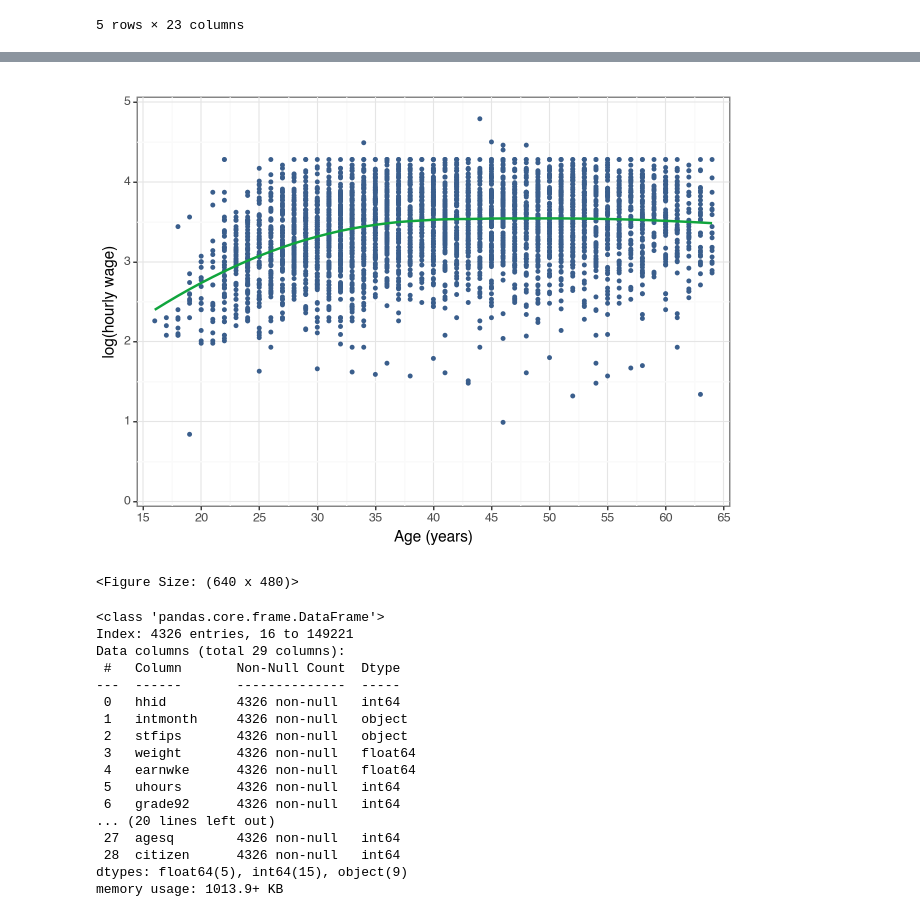
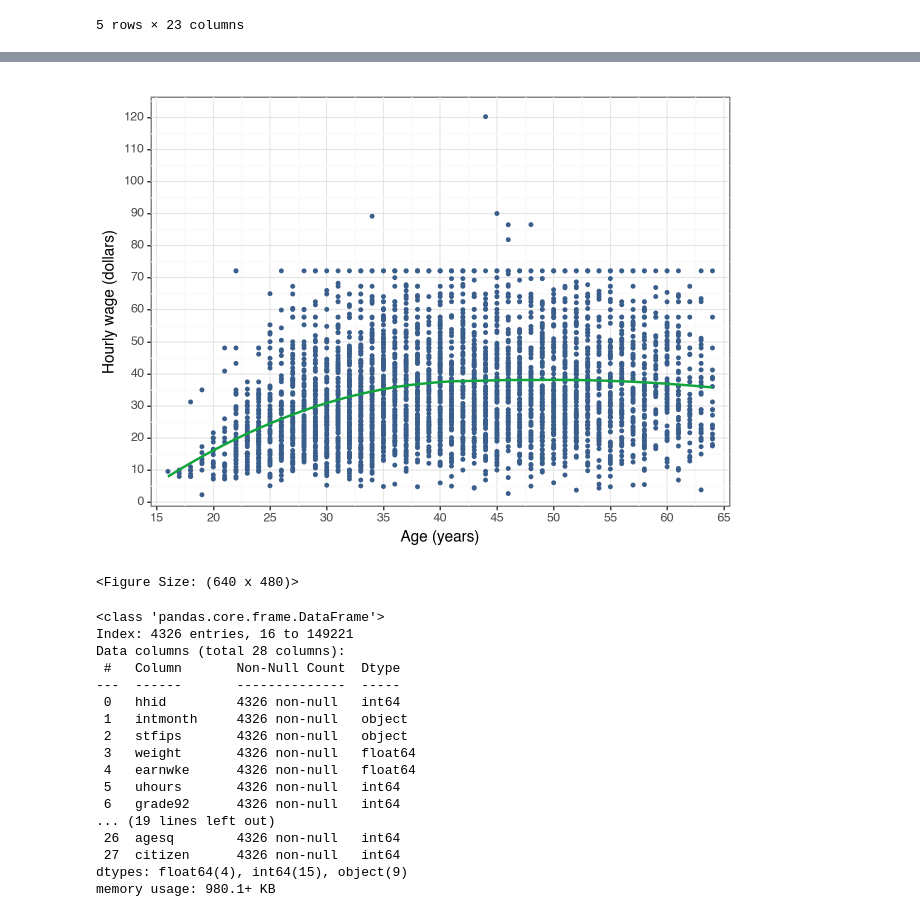
Before and after one commit to viethngn/Data_Analysis_3_ECBS5171, a Jupyter notebook: assignment1/assignment1_viethngn.ipynb, the cells around one changed output, grey strips where cells are left out. Drawn from its saved outputs; the diff is of its cells as text; code cells hidden in the pictures.

```diff
--- a/assignment1/assignment1_viethngn.ipynb
+++ b/assignment1/assignment1_viethngn.ipynb
@@ -38,8 +38,6 @@ del df
 # %%
 # Add a column 'hourly_wage' to the DataFrame
 comp_sample['hourly_wage'] = (comp_sample['earnwke'] / comp_sample['uhours']).round(decimals=2)
-# Add the natural log of wage (ln_wage) column
-comp_sample['ln_wage'] = np.log(comp_sample['hourly_wage']).round(decimals=2)
 # add column female to have boolean for male or female
 comp_sample['female'] = comp_sample['sex'].apply(lambda x: 1 if x == 2 else 0)
 # create dummy variables for Bachelor degree holders and Post Graduate degree holders
@@ -121,15 +99,15 @@ comp_stats.T
 # %%
 # lowess
-(ggplot(comp_sample, aes(x="age", y="ln_wage"))
+(ggplot(comp_sample, aes(x="age", y="hourly_wage"))
  + geom_point(color=color[0], size=1, alpha=0.8, show_legend=False, na_rm=True)
  + geom_smooth(method="loess", se=False, colour=color[1], size=1, span=0.9)
  + labs(
-    x="Age (years)", y="log(hourly wage)")
+    x="Age (years)", y="Hourly wage (dollars)")
  + theme_bw()
  + expand_limits(x=0.01, y=0.01)
- + scale_y_continuous(expand=(0.01, 0.01), limits=(0, 5), breaks=seq(0, 5, 1))
+ + scale_y_continuous(expand=(0.01, 0.01), limits=(0, 125), breaks=seq(0, 125, 10))
  + scale_x_continuous(expand=(0.01, 0.01), limits=(15, 65), breaks=seq(0, 65, 5))
  )
 # %% [output]
-[figure, old version]
+[figure, new version]
 <Figure Size: (640 x 480)>
@@ -138,7 +156,7 @@ comp_sample.info()
 # %% [output]
 <class 'pandas.core.frame.DataFrame'>
 Index: 4326 entries, 16 to 149221
-Data columns (total 29 columns):
+Data columns (total 28 columns):
  #   Column       Non-Null Count  Dtype
 ---  ------       --------------  -----
  0   hhid         4326 non-null   int64
@@ -148,8 +166,8 @@ Data columns (total 29 columns):
  4   earnwke      4326 non-null   float64
  5   uhours       4326 non-null   int64
  6   grade92      4326 non-null   int64
-... (20 lines left out)
- 27  agesq        4326 non-null   int64
- 28  citizen      4326 non-null   int64
-dtypes: float64(5), int64(15), object(9)
-memory usage: 1013.9+ KB
+... (19 lines left out)
+ 26  agesq        4326 non-null   int64
+ 27  citizen      4326 non-null   int64
+dtypes: float64(4), int64(15), object(9)
+memory usage: 980.1+ KB
```
Also changed, not shown: parts of 9 cells of this notebook.
